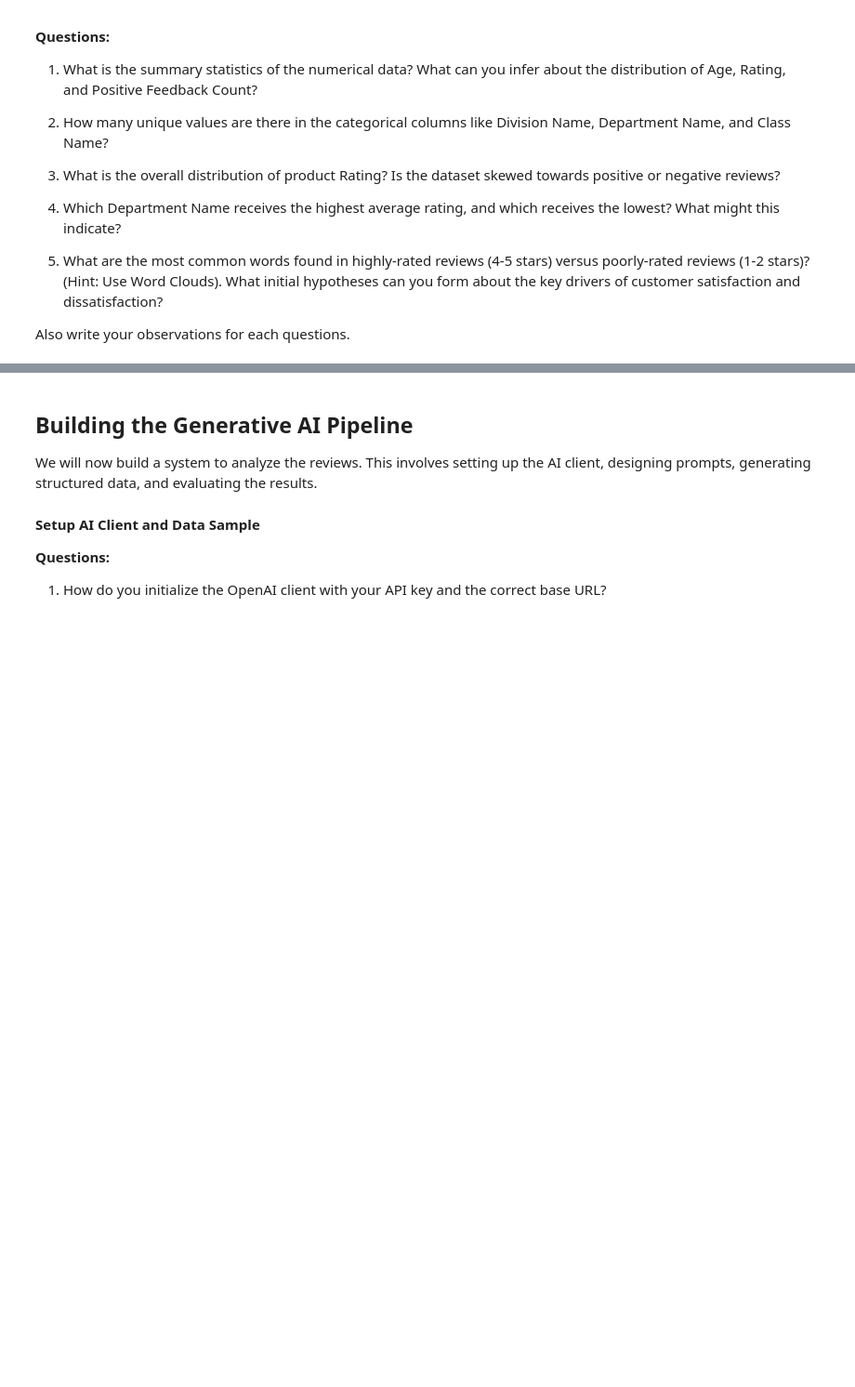
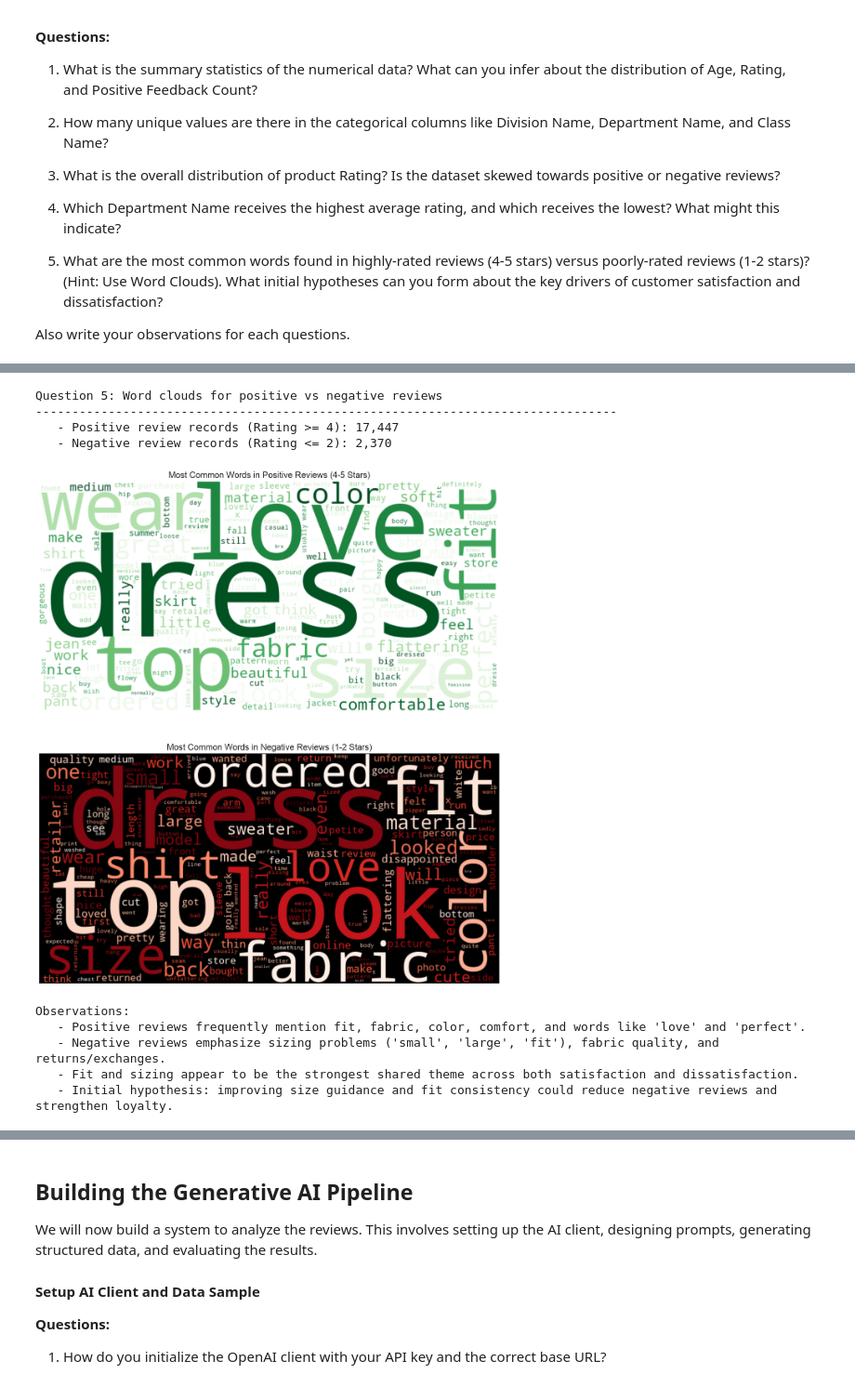
Before and after one commit to sys8dev/real-time-retail-feedback-intelligence, a Jupyter notebook: Real_Time_Retail_Feedback_Intelligence_Full_code.ipynb, the cells around one changed output, grey strips where cells are left out. Shown at 93% size. Drawn from its saved outputs; the diff is of its cells as text; code cells hidden in the pictures; blank space fills up the shorter version.

```diff
--- a/Real_Time_Retail_Feedback_Intelligence_Full_code.ipynb
+++ b/Real_Time_Retail_Feedback_Intelligence_Full_code.ipynb
@@ -710,0 +1016,60 @@ Also write your observations for each questions.
+# %%
+# ------------------------------------------------------------------
+# Question 5: Word clouds for high-rated vs low-rated reviews
+# ------------------------------------------------------------------
+print("\nQuestion 5: Word clouds for positive vs negative reviews")
+print("-" * 80)
+
+# Combine review text for each sentiment group.
+positive_reviews = " ".join(df.loc[df["Rating"] >= 4, "Review.Text"].dropna().astype(str))
+negative_reviews = " ".join(df.loc[df["Rating"] <= 2, "Review.Text"].dropna().astype(str))
+
+print(f"   - Positive review records (Rating >= 4): {(df['Rating'] >= 4).sum():,}")
+print(f"   - Negative review records (Rating <= 2): {(df['Rating'] <= 2).sum():,}")
+
+# Generate word clouds to compare language patterns across sentiment groups.
+wordcloud_positive = WordCloud(
+    width=800,
+    height=400,
+    background_color="white",
+    colormap="Greens",
+).generate(positive_reviews)
+
+wordcloud_negative = WordCloud(
+    width=800,
+    height=400,
+    background_color="black",
+    colormap="Reds",
+).generate(negative_reviews)
+
+# Stack word clouds vertically (positive on top, negative below) with spacing between them.
+fig_wc, (ax_pos, ax_neg) = plt.subplots(2, 1, figsize=(12, 14))
+fig_wc.subplots_adjust(hspace=0.35)
+
+ax_pos.imshow(wordcloud_positive, interpolation="bilinear")
+ax_pos.set_title("Most Common Words in Positive Reviews (4-5 Stars)", fontsize=16)
+ax_pos.axis("off")
+
+ax_neg.imshow(wordcloud_negative, interpolation="bilinear")
+ax_neg.set_title("Most Common Words in Negative Reviews (1-2 Stars)", fontsize=16)
+ax_neg.axis("off")
+
+plt.tight_layout()
+plt.show()
+
+print("Observations:")
+print("   - Positive reviews frequently mention fit, fabric, color, comfort, and words like 'love' and 'perfect'.")
+print("   - Negative reviews emphasize sizing problems ('small', 'large', 'fit'), fabric quality, and returns/exchanges.")
+print("   - Fit and sizing appear to be the strongest shared theme across both satisfaction and dissatisfaction.")
+print("   - Initial hypothesis: improving size guidance and fit consistency could reduce negative reviews and strengthen loyalty.")
+# %% [output]
+Question 5: Word clouds for positive vs negative reviews
+--------------------------------------------------------------------------------
+   - Positive review records (Rating >= 4): 17,447
+   - Negative review records (Rating <= 2): 2,370
+[figure, added]
+Observations:
+   - Positive reviews frequently mention fit, fabric, color, comfort, and words like 'love' and 'perfect'.
+   - Negative reviews emphasize sizing problems ('small', 'large', 'fit'), fabric quality, and returns/exchanges.
+   - Fit and sizing appear to be the strongest shared theme across both satisfaction and dissatisfaction.
+   - Initial hypothesis: improving size guidance and fit consistency could reduce negative reviews and strengthen loyalty.
```
Also changed, not shown: parts of 26 cells of this notebook, 3 other files.
